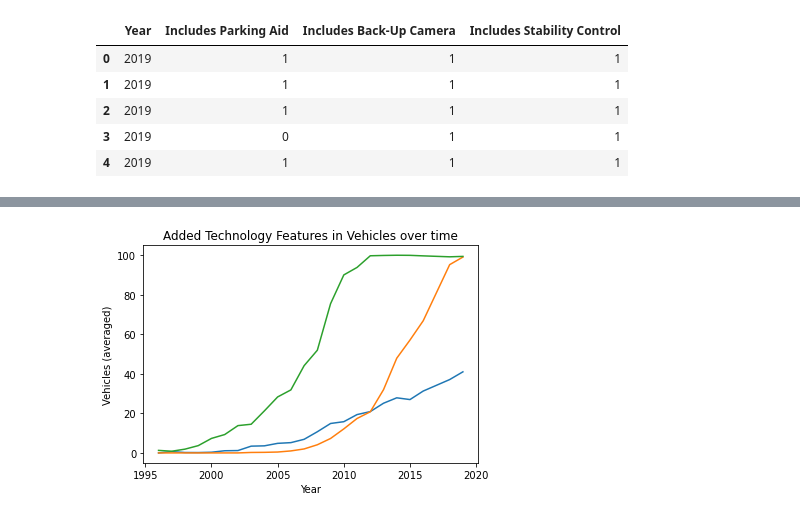
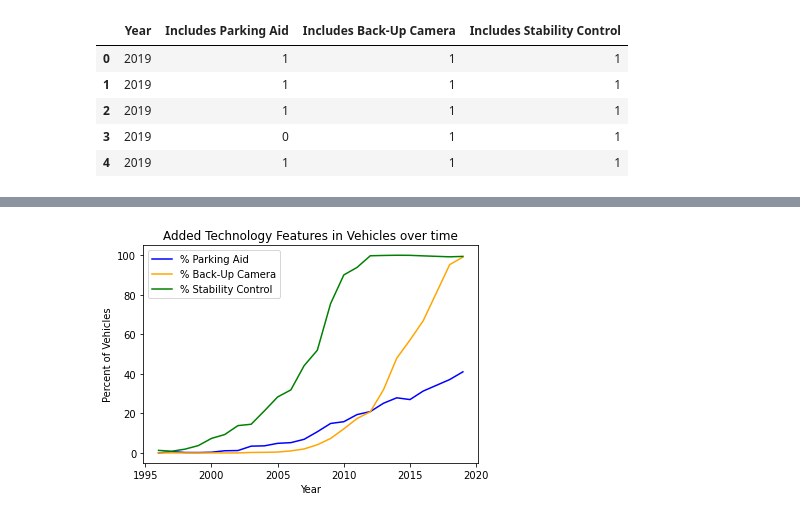
Before and after one commit to NoahGoldstein13/data-analysis-project-1, a Jupyter notebook: anna/Anna_code.ipynb, the cells around one changed output, grey strips where cells are left out. Cells and saved outputs as stored; diff of their text form; code cells hidden in the pictures.

```diff
--- a/anna/Anna_code.ipynb
+++ b/anna/Anna_code.ipynb
@@ -148,13 +149,22 @@ plt.savefig('Tech_barchart.png')
 <Figure size 432x288 with 0 Axes>
-# %%
-#Create a multiplot line chart showing 3 technology features over time
-plt.plot(tech_df)
-plt.title("Added Technology Features in Vehicles over time")
-plt.ylabel("Percent of Vehicles")
-plt.xlabel("Year")
-
-#add a legend
-
-plt.show()
-# %% [output]
-[figure, removed]
+# %%
+#Create and combine line charts showing 3 technology features over time
+parking_aid, =plt.plot(final_tech_df[["Year"]], final_tech_df["% Parking Aid"], color="blue", label="% Parking Aid")
+
+backup_camera, =plt.plot(final_tech_df["Year"], final_tech_df["% Back-Up Camera"], color="orange", label="% Back-Up Camera")
+
+stability_control, =plt.plot(final_tech_df[["Year"]], final_tech_df["% Stability Control"], color="green", label="% Stability Control")
+
+
+#Set legends, titles, and labels
+plt.legend(handles=[parking_aid, backup_camera, stability_control], loc="upper left")
+plt.title("Added Technology Features in Vehicles over time")
+plt.ylabel("Percent of Vehicles")
+plt.xlabel("Year")
+
+#Save as an output PNG file
+plt.savefig('../output_images/Tech_linechart.png', dpi=150)
+
+plt.show()
+# %% [output]
+[figure, added]
```
Also changed, not shown: parts of 3 cells of this notebook, 2 other files.
